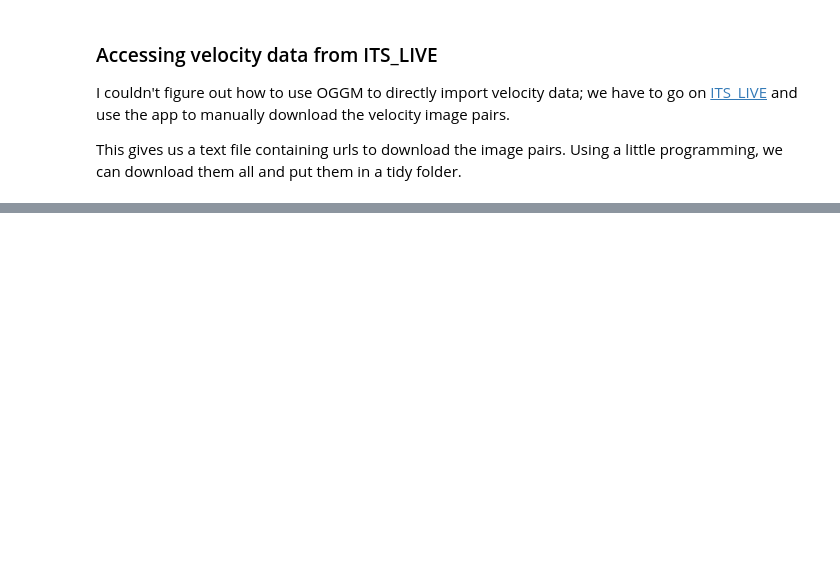
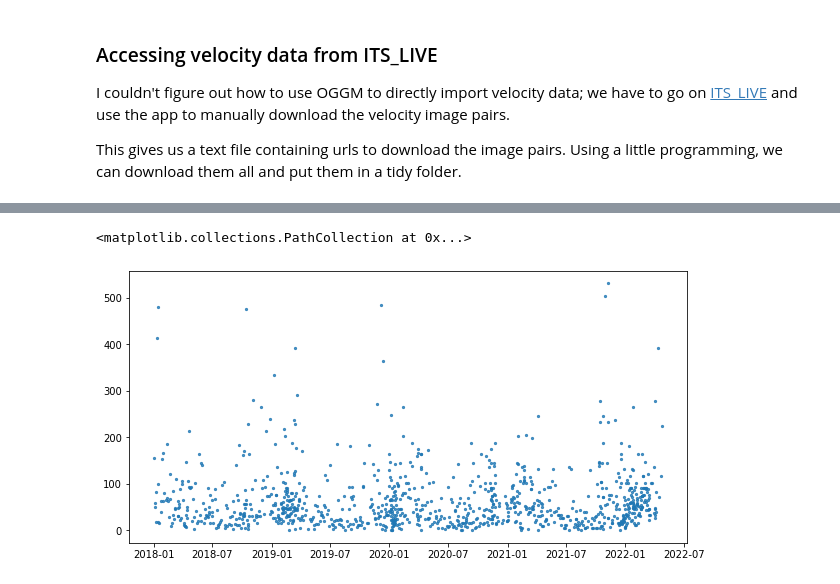
Before and after one commit to aleximorin/lcc, a Jupyter notebook: Surface velocities.ipynb, the cells around one changed output, grey strips where cells are left out. Drawn from its saved outputs; the diff is of its cells as text; code cells hidden in the pictures; blank space fills up the shorter version.

```diff
--- a/Surface velocities.ipynb
+++ b/Surface velocities.ipynb
@@ -157,0 +162,11 @@ plt.scatter(t, vel)
+# %%
+# extracting the data close to the point
+ts = stacked_velocities.sel(x=point[0], y=point[1], method='nearest')
+vel = ts.values
+t = ts.t.values
+
+plt.figure(figsize=(10, 5))
+plt.scatter(t, vel, c='tab:blue', s=5, alpha=0.8)
+# %% [output]
+<matplotlib.collections.PathCollection at 0x...>
+[figure, added]
```
Also changed, not shown: parts of 17 cells of this notebook, 16 other files.
